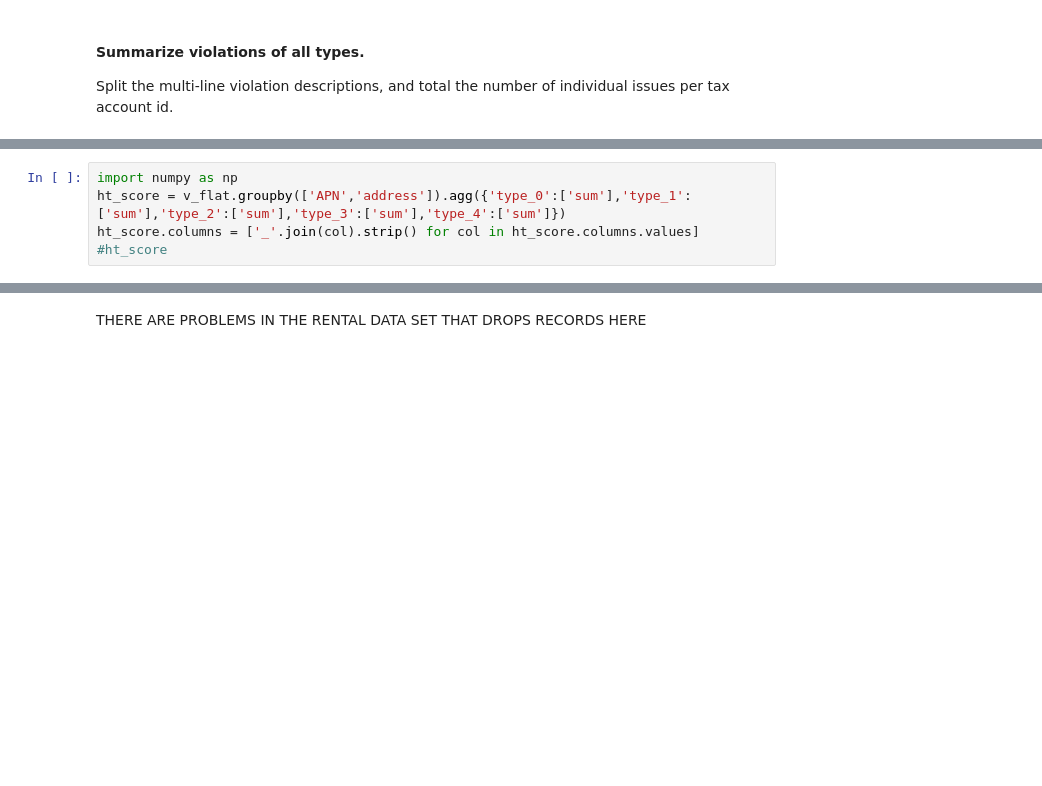
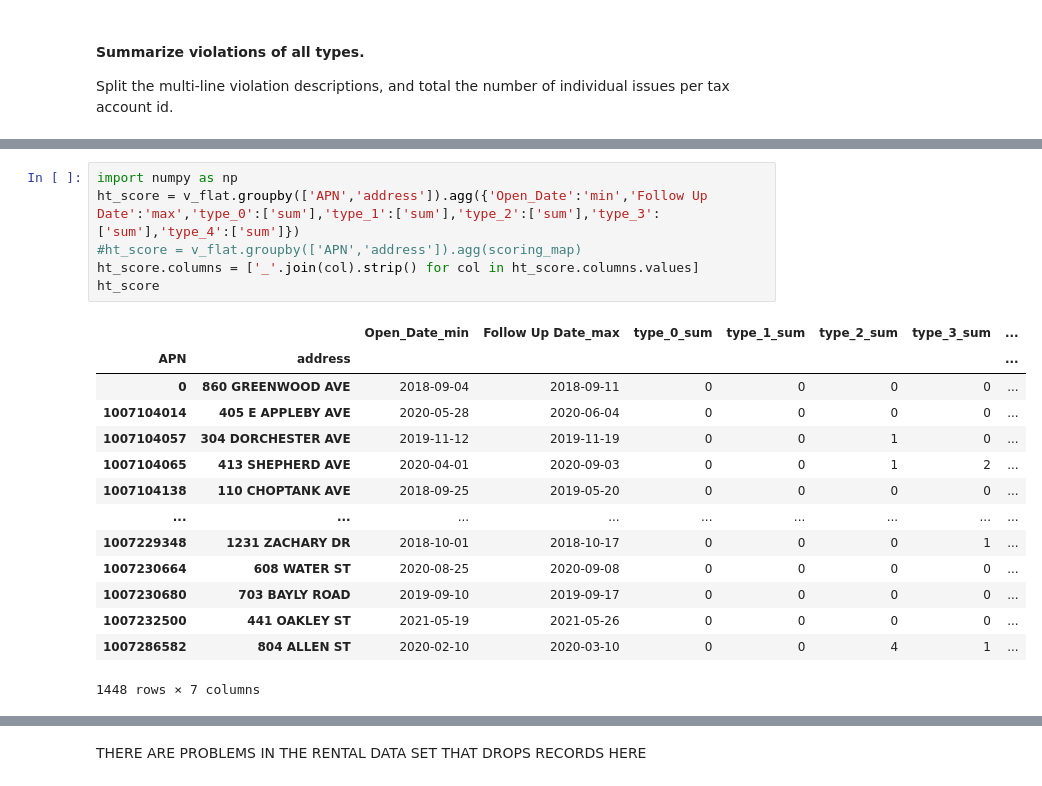
Before and after one commit to g1boss/can_ratings, a Jupyter notebook: src/python/notebooks/violations-etl.ipynb, the cells around one changed output, grey strips where cells are left out. Cells and saved outputs as stored; diff of their text form; blank space fills up the shorter version.

```diff
--- a/src/python/notebooks/violations-etl.ipynb
+++ b/src/python/notebooks/violations-etl.ipynb
@@ -143,5 +211,21 @@ len(v_flat)#.query('APN == 1007127049')
 # %%
 import numpy as np
-ht_score = v_flat.groupby(['APN','address']).agg({'type_0':['sum'],'type_1':['sum'],'type_2':['sum'],'type_3':['sum'],'type_4':['sum']})
+ht_score = v_flat.groupby(['APN','address']).agg({'Open_Date':'min','Follow Up Date':'max','type_0':['sum'],'type_1':['sum'],'type_2':['sum'],'type_3':['sum'],'type_4':['sum']})
+#ht_score = v_flat.groupby(['APN','address']).agg(scoring_map)
 ht_score.columns = ['_'.join(col).strip() for col in ht_score.columns.values]
-#ht_score
+ht_score
+# %% [output]
+|  |  | Open_Date_min | Follow Up Date_max | type_0_sum | type_1_sum | type_2_sum | type_3_sum | ... |
+| APN | address |  |  |  |  |  |  | ... |
+| 0 | 860 GREENWOOD AVE | 2018-09-04 | 2018-09-11 | 0 | 0 | 0 | 0 | ... |
+| 1007104014 | 405 E APPLEBY AVE | 2020-05-28 | 2020-06-04 | 0 | 0 | 0 | 0 | ... |
+| 1007104057 | 304 DORCHESTER AVE | 2019-11-12 | 2019-11-19 | 0 | 0 | 1 | 0 | ... |
+| 1007104065 | 413 SHEPHERD AVE | 2020-04-01 | 2020-09-03 | 0 | 0 | 1 | 2 | ... |
+| 1007104138 | 110 CHOPTANK AVE | 2018-09-25 | 2019-05-20 | 0 | 0 | 0 | 0 | ... |
+| ... | ... | ... | ... | ... | ... | ... | ... | ... |
+| 1007229348 | 1231 ZACHARY DR | 2018-10-01 | 2018-10-17 | 0 | 0 | 0 | 1 | ... |
+| 1007230664 | 608 WATER ST | 2020-08-25 | 2020-09-08 | 0 | 0 | 0 | 0 | ... |
+| 1007230680 | 703 BAYLY ROAD | 2019-09-10 | 2019-09-17 | 0 | 0 | 0 | 0 | ... |
+| 1007232500 | 441 OAKLEY ST | 2021-05-19 | 2021-05-26 | 0 | 0 | 0 | 0 | ... |
+| 1007286582 | 804 ALLEN ST | 2020-02-10 | 2020-03-10 | 0 | 0 | 4 | 1 | ... |
+1448 rows × 7 columns
```
Also changed, not shown: parts of 28 cells of this notebook, 2 other files.
